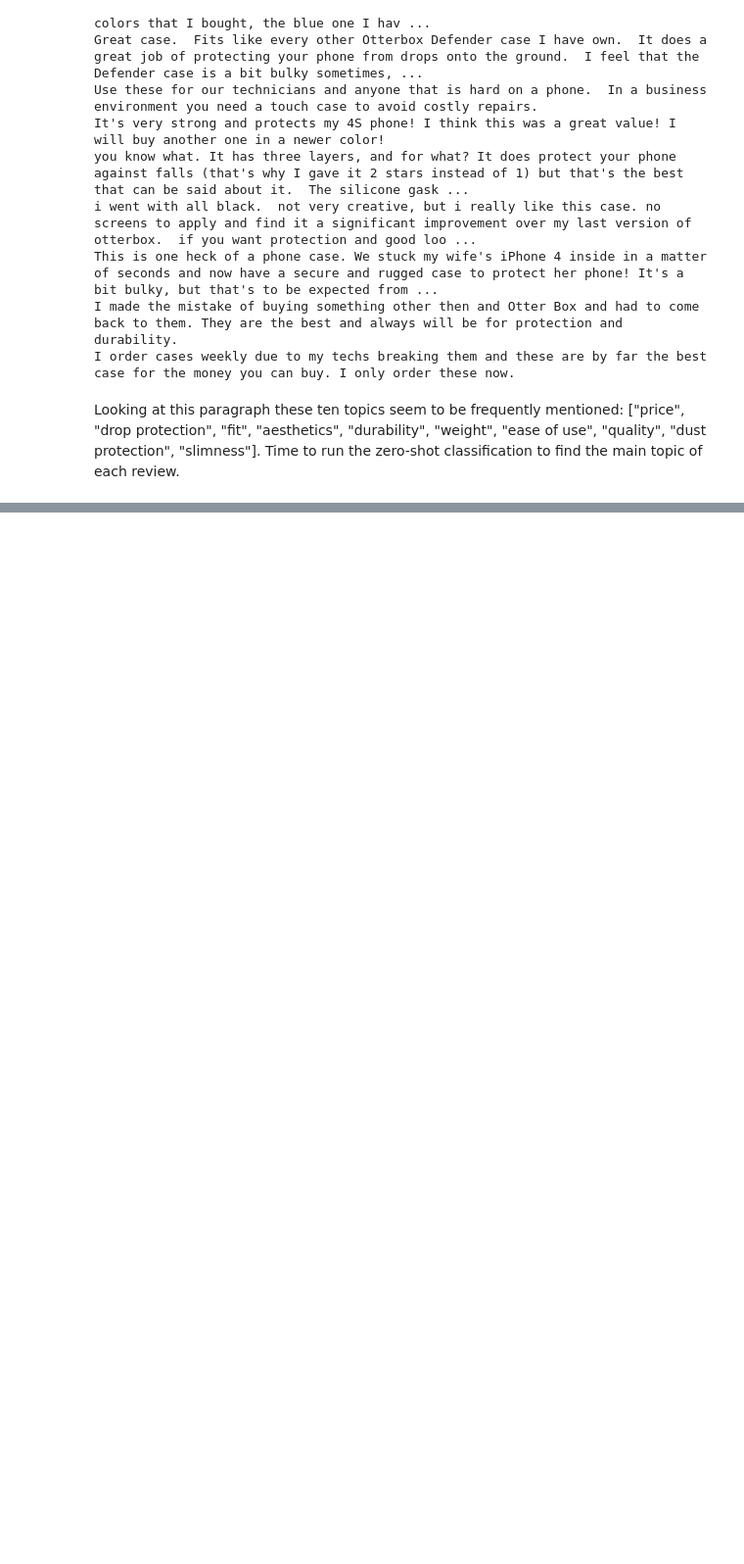
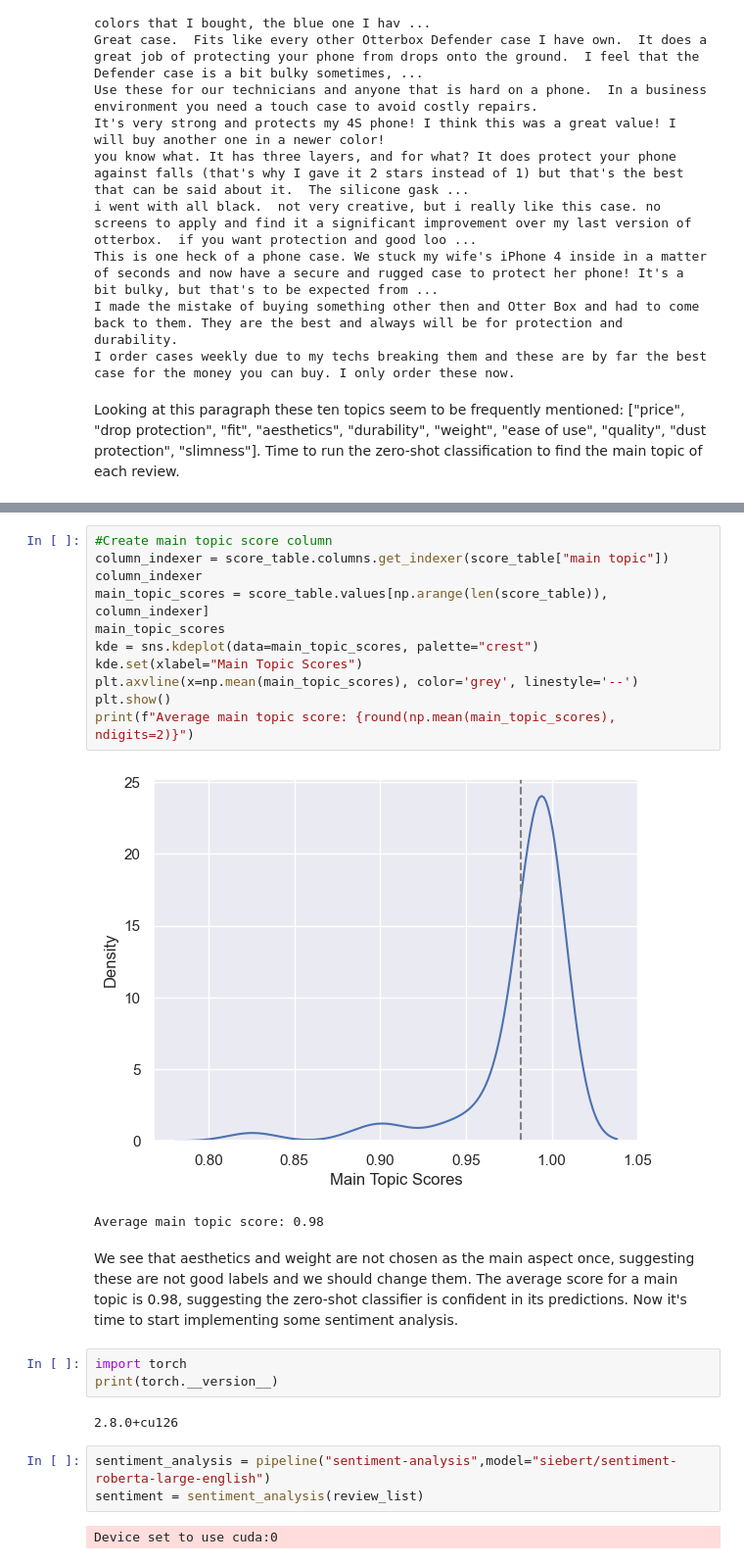
Before and after one commit to tomg291/Review-Analysis, a Jupyter notebook: phase1.ipynb, the cells around one changed output, grey strips where cells are left out. Shown: that part at 98% size. Saved outputs shown, nothing was run; the diff lists cells and outputs as text; blank space fills up the shorter version.

```diff
--- a/phase1.ipynb
+++ b/phase1.ipynb
@@ -154,0 +150,26 @@ memory usage: 9.4+ KB
+# %%
+#Create main topic score column
+column_indexer = score_table.columns.get_indexer(score_table["main topic"])
+column_indexer
+main_topic_scores = score_table.values[np.arange(len(score_table)), column_indexer]
+main_topic_scores
+kde = sns.kdeplot(data=main_topic_scores, palette="crest")
+kde.set(xlabel="Main Topic Scores")
+plt.axvline(x=np.mean(main_topic_scores), color='grey', linestyle='--')
+plt.show()
+print(f"Average main topic score: {round(np.mean(main_topic_scores), ndigits=2)}")
+# %% [output]
+[figure, added]
+Average main topic score: 0.98
+# %% [markdown]
+We see that aesthetics and weight are not chosen as the main aspect once, suggesting these are not good labels and we should change them. The average score for a main topic is 0.98, suggesting the zero-shot classifier is confident in its predictions. Now it's time to start implementing some sentiment analysis.
+# %%
+import torch
+print(torch.__version__)
+# %% [output]
+2.8.0+cu126
+# %%
+sentiment_analysis = pipeline("sentiment-analysis",model="siebert/sentiment-roberta-large-english")
+sentiment = sentiment_analysis(review_list)
+# %% [output]
+Device set to use cuda:0
```
Also changed, not shown: parts of 14 cells of this notebook.
